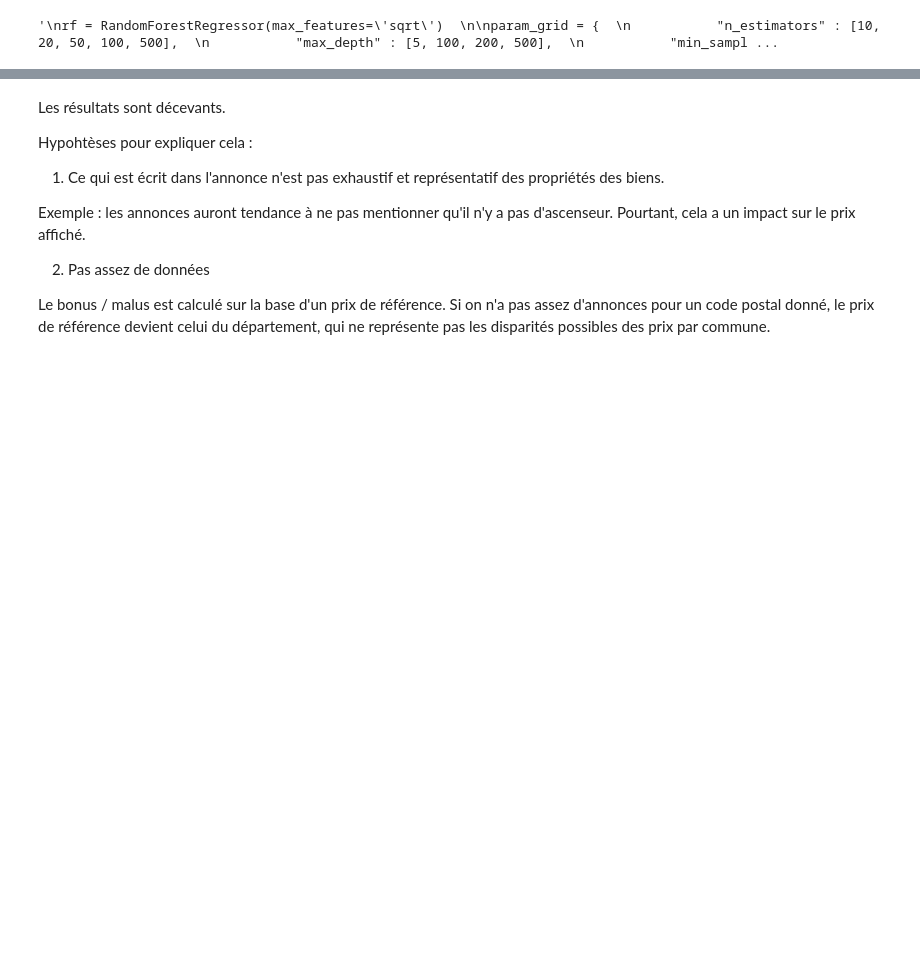
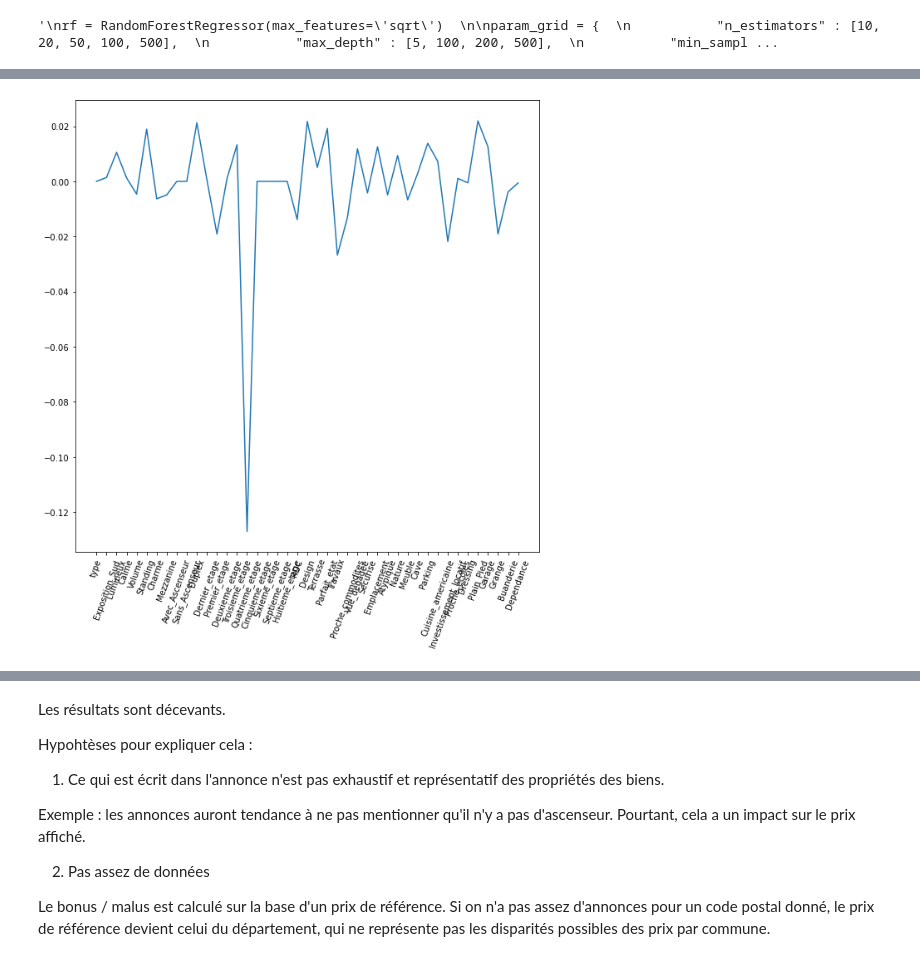
Before and after one commit to avr21continudsimmo/projet_immo, a Jupyter notebook: 10 - Extraction NER à partir des annonces NLP.ipynb, the cells around one changed output, grey strips where cells are left out. Cells and saved outputs as stored; diff of their text form; code cells hidden in the pictures; blank space fills up the shorter version.

```diff
--- a/10 - Extraction NER à partir des annonces NLP.ipynb
+++ b/10 - Extraction NER à partir des annonces NLP.ipynb
@@ -644,10 +721,10 @@ print(CV_rf.best_params_)
 '\nrf = RandomForestRegressor(max_features=\'sqrt\')  \n\nparam_grid = {  \n           "n_estimators" : [10, 20, 50, 100, 500],  \n           "max_depth" : [5, 100, 200, 500],  \n           "min_sampl ...
 # %%
 target_a = df_appart['evol_prix_m2']
-features_a = df_appart.drop(columns = {'prix_m2', 'evol_prix_m2'})
+features_a = df_appart.drop(columns = {'prix', 'nb_pieces', 'surface', 'surface_terrain', 'nb_chambres', 'prix_m2', 'evol_prix_m2'})
 
 target_m = df_maison['evol_prix_m2']
-features_m = df_maison.drop(columns = {'prix_m2', 'evol_prix_m2'})
+features_m = df_maison.drop(columns = {'prix', 'nb_pieces', 'surface', 'surface_terrain', 'nb_chambres', 'prix_m2', 'evol_prix_m2'})
 # %%
 # Modèle maisons
 X_train, X_test, y_train, y_test = train_test_split(features_m, target_m, test_size = 0.2, random_state = 234)
@@ -671,3 +748,15 @@ mae test : 0.12456971277250742
+# %%
+from sklearn.linear_model import Lasso
+lasso_r = Lasso(alpha = 0.00001)
+lasso_r.fit(X_train, y_train)
+
+# Afficher les coefficients estimés par le modèle
+lasso_r.coef_
+plt.figure(figsize=(10, 10))
+plt.plot(range(len(features_m.columns)), lasso_r.coef_)
+plt.xticks(range(len(features_m.columns)), features_m.columns.values, rotation=70);
+# %% [output]
+[figure, added]
 # %%
 # Modèle appartement
 X_train, X_test, y_train, y_test = train_test_split(features_a, target_a, test_size = 0.2, random_state = 234)
```
Also changed, not shown: parts of 20 cells of this notebook, 3 other files.
